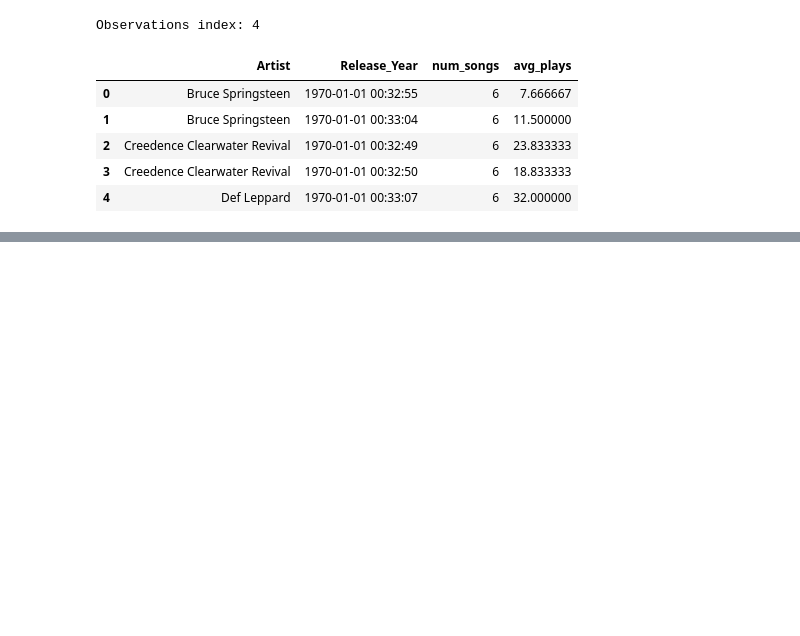
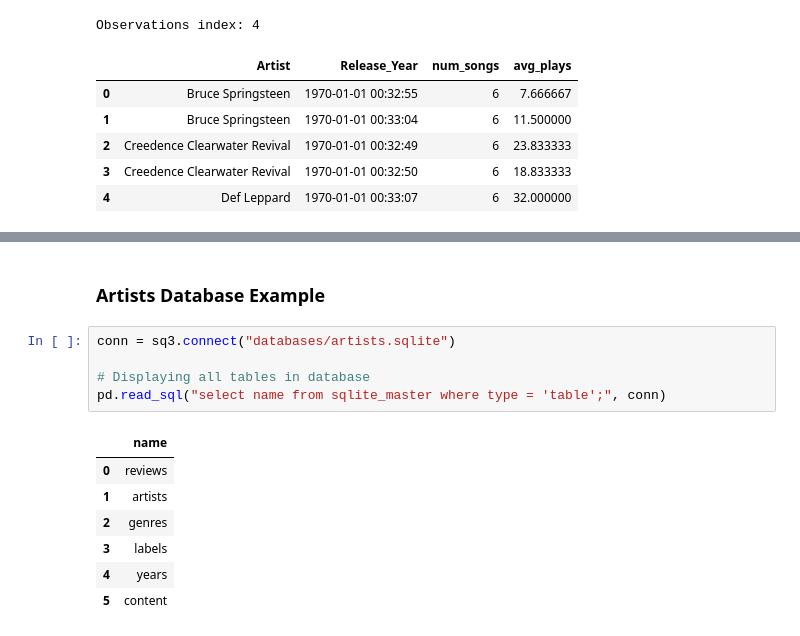
Before and after one commit to jamwine/SQL-in-Python, a Jupyter notebook: SQL in Python.ipynb, the cells around one changed output, grey strips where cells are left out. Cells and saved outputs as stored; diff of their text form; blank space fills up the shorter version.

```diff
--- a/SQL in Python.ipynb
+++ b/SQL in Python.ipynb
@@ -180,0 +216,15 @@ conn.close()
+# %% [markdown]
+### Artists Database Example
+# %%
+conn = sq3.connect("databases/artists.sqlite")
+
+# Displaying all tables in database
+pd.read_sql("select name from sqlite_master where type = 'table';", conn)
+# %% [output]
+|  | name |
+| 0 | reviews |
+| 1 | artists |
+| 2 | genres |
+| 3 | labels |
+| 4 | years |
+| 5 | content |
```
Also changed, not shown: parts of 14 cells of this notebook, 3 other files.
